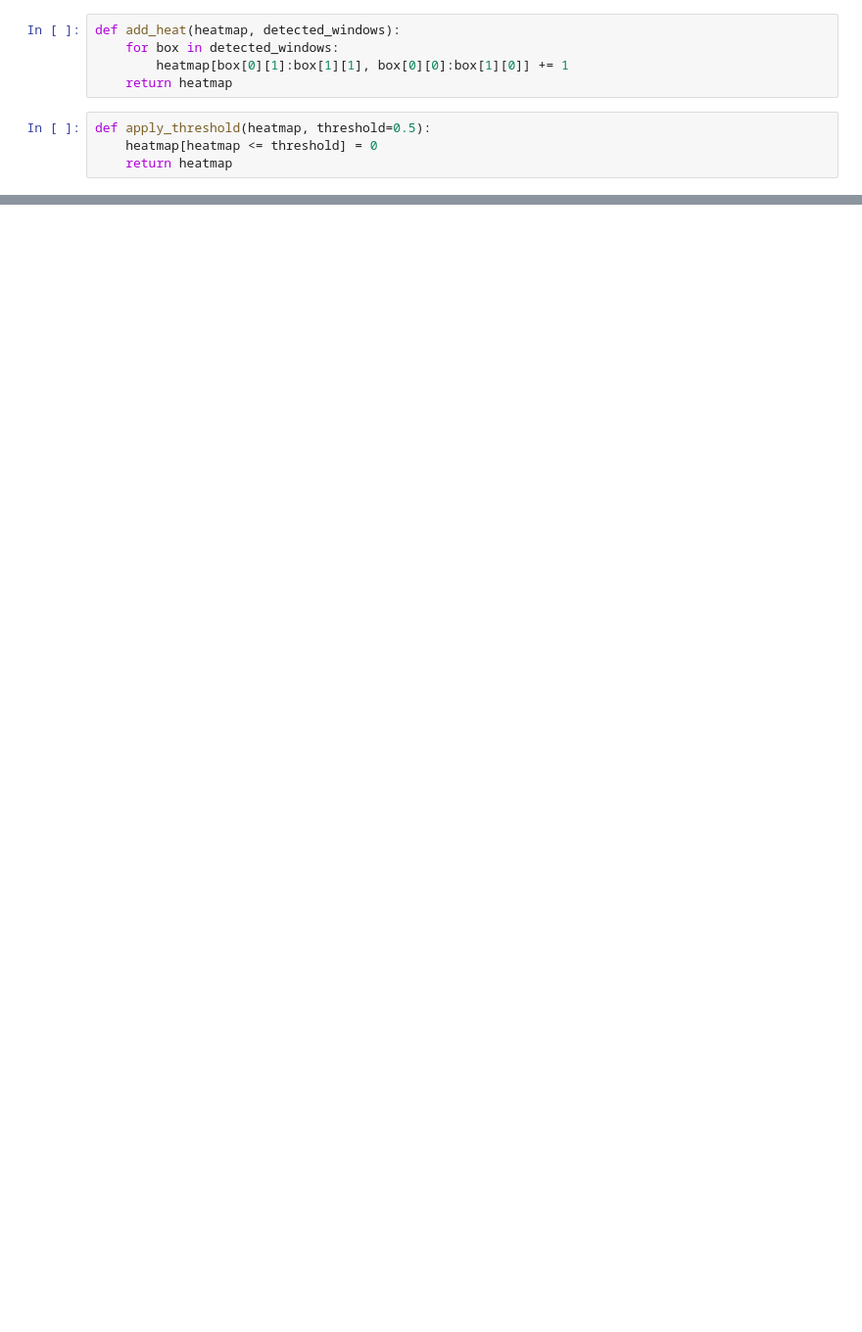
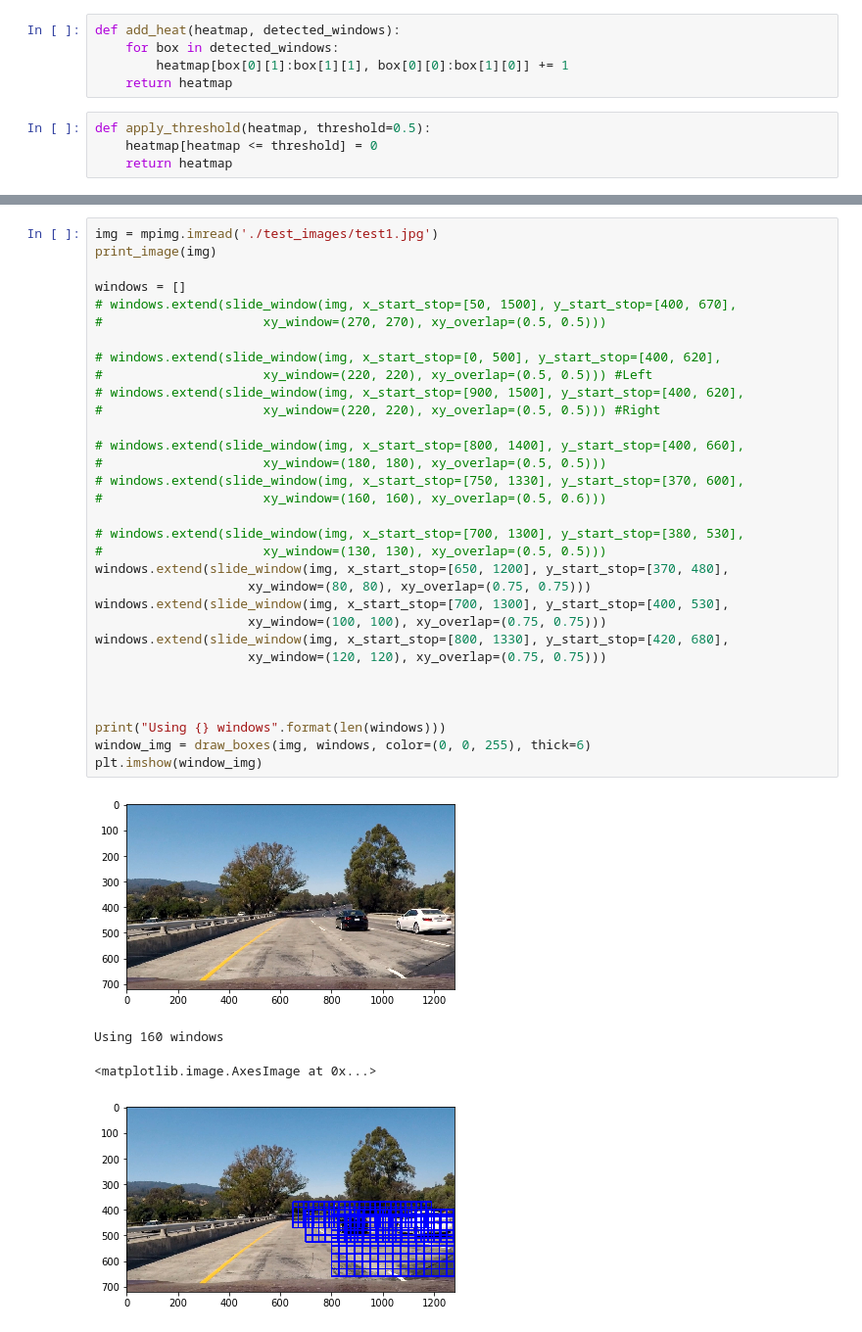
Before and after one commit to ravelantunes/CarND-Vehicle-Detection, a Jupyter notebook: Main.ipynb, the cells around one changed output, grey strips where cells are left out. Shown at 98% size. Drawn from its saved outputs; the diff is of its cells as text; blank space fills up the shorter version.

```diff
--- a/Main.ipynb
+++ b/Main.ipynb
@@ -609,4 +513,41 @@ def process_video(img):
     return img * 255
+# %%
+img = mpimg.imread('./test_images/test1.jpg')
+print_image(img)
+
+windows = []
+# windows.extend(slide_window(img, x_start_stop=[50, 1500], y_start_stop=[400, 670],
+#                     xy_window=(270, 270), xy_overlap=(0.5, 0.5)))
+
+# windows.extend(slide_window(img, x_start_stop=[0, 500], y_start_stop=[400, 620],
+#                     xy_window=(220, 220), xy_overlap=(0.5, 0.5))) #Left
+# windows.extend(slide_window(img, x_start_stop=[900, 1500], y_start_stop=[400, 620],
+#                     xy_window=(220, 220), xy_overlap=(0.5, 0.5))) #Right
+
+# windows.extend(slide_window(img, x_start_stop=[800, 1400], y_start_stop=[400, 660],
+#                     xy_window=(180, 180), xy_overlap=(0.5, 0.5)))
+# windows.extend(slide_window(img, x_start_stop=[750, 1330], y_start_stop=[370, 600],
+#                     xy_window=(160, 160), xy_overlap=(0.5, 0.6)))
+
+# windows.extend(slide_window(img, x_start_stop=[700, 1300], y_start_stop=[380, 530],
+#                     xy_window=(130, 130), xy_overlap=(0.5, 0.5)))
+windows.extend(slide_window(img, x_start_stop=[650, 1200], y_start_stop=[370, 480],
+                    xy_window=(80, 80), xy_overlap=(0.75, 0.75)))
+windows.extend(slide_window(img, x_start_stop=[700, 1300], y_start_stop=[400, 530],
+                    xy_window=(100, 100), xy_overlap=(0.75, 0.75)))
+windows.extend(slide_window(img, x_start_stop=[800, 1330], y_start_stop=[420, 680],
+                    xy_window=(120, 120), xy_overlap=(0.75, 0.75)))
+
+
+
+print("Using {} windows".format(len(windows)))
+window_img = draw_boxes(img, windows, color=(0, 0, 255), thick=6)
+plt.imshow(window_img)
+# %% [output]
+[figure, added]
+Using 160 windows
+<matplotlib.image.AxesImage at 0x...>
+[figure, added]
 # %%
 from moviepy.editor import VideoFileClip
 from IPython.display import HTML
```
Also changed, not shown: parts of 20 cells of this notebook.
